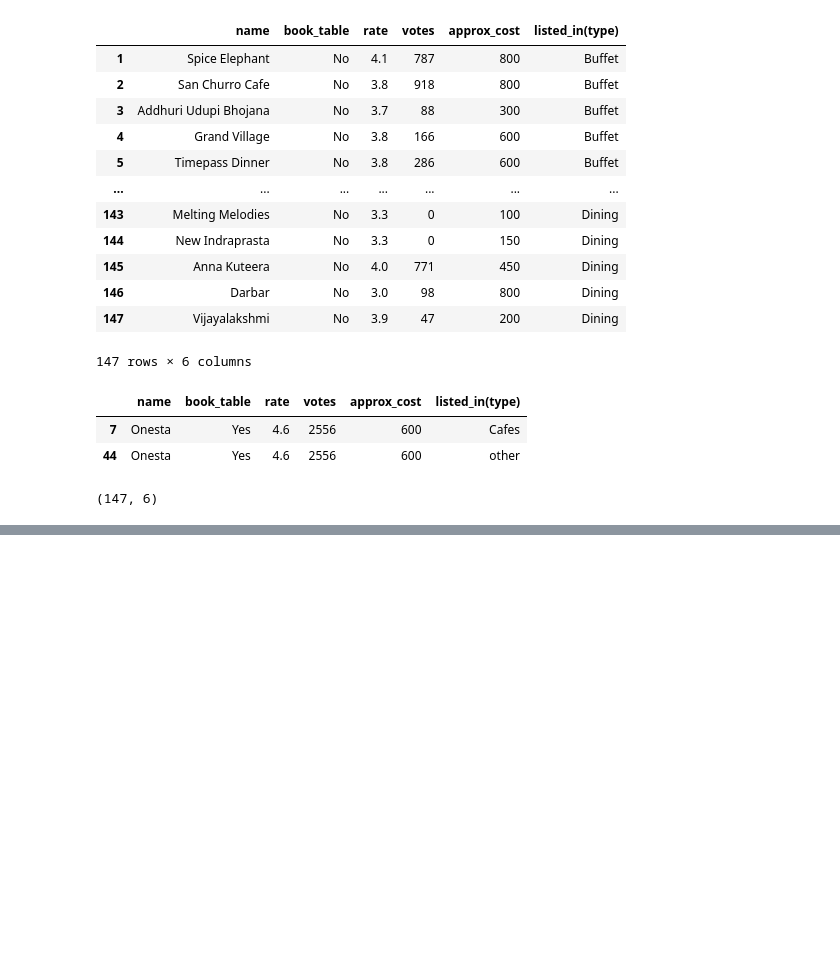
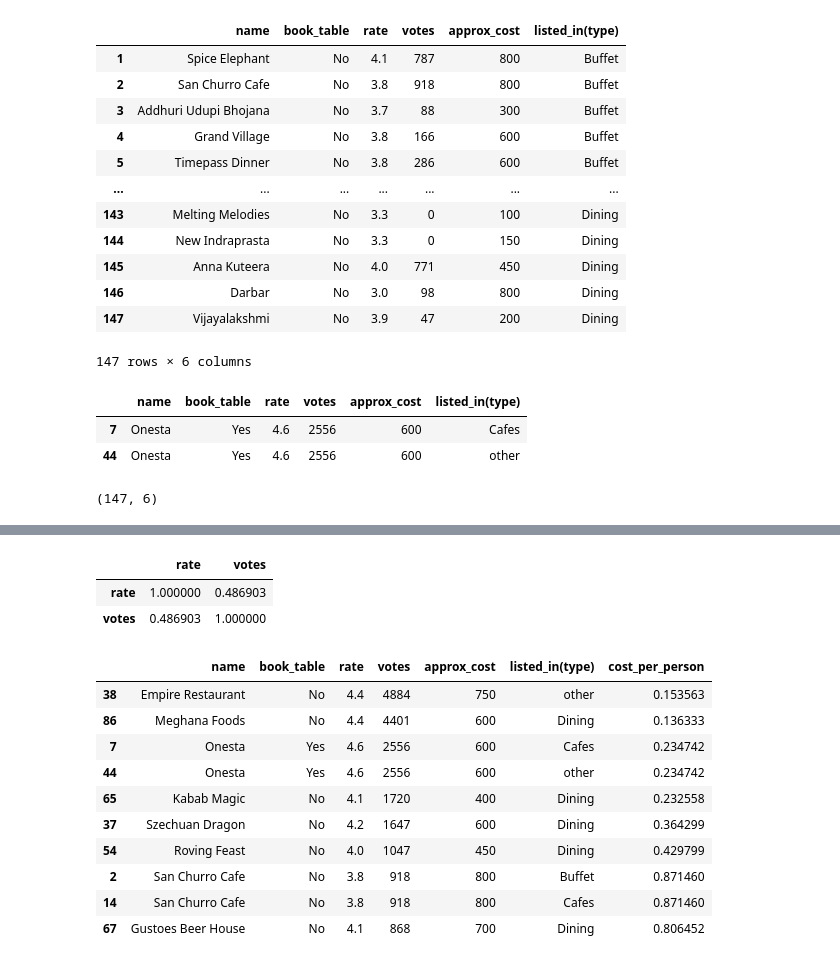
Before and after one commit to Rachit74/Zomato-dataset-oprerations, a Jupyter notebook: notebook.ipynb, the cells around one changed output, grey strips where cells are left out. Drawn from its saved outputs; the diff is of its cells as text; code cells hidden in the pictures; blank space fills up the shorter version.

```diff
--- a/notebook.ipynb
+++ b/notebook.ipynb
@@ -334,0 +387,2 @@ dat.shape
+# %%
+dat['cost_per_person'] = dat['approx_cost'] / dat['votes']
@@ -334,0 +398,24 @@ dat.shape
+# %%
+# check corelation
+dat[['rate', 'votes']].corr()
+# %% [output]
+|  | rate | votes |
+| rate | 1.000000 | 0.486903 |
+| votes | 0.486903 | 1.000000 |
+# %%
+# top 10 voted
+top_10_voted = dat.nlargest(10, 'votes')
+# %%
+top_10_voted
+# %% [output]
+|  | name | book_table | rate | votes | approx_cost | listed_in(type) | cost_per_person |
+| 38 | Empire Restaurant | No | 4.4 | 4884 | 750 | other | 0.153563 |
+| 86 | Meghana Foods | No | 4.4 | 4401 | 600 | Dining | 0.136333 |
+| 7 | Onesta | Yes | 4.6 | 2556 | 600 | Cafes | 0.234742 |
+| 44 | Onesta | Yes | 4.6 | 2556 | 600 | other | 0.234742 |
+| 65 | Kabab Magic | No | 4.1 | 1720 | 400 | Dining | 0.232558 |
+| 37 | Szechuan Dragon | No | 4.2 | 1647 | 600 | Dining | 0.364299 |
+| 54 | Roving Feast | No | 4.0 | 1047 | 450 | Dining | 0.429799 |
+| 2 | San Churro Cafe | No | 3.8 | 918 | 800 | Buffet | 0.871460 |
+| 14 | San Churro Cafe | No | 3.8 | 918 | 800 | Cafes | 0.871460 |
+| 67 | Gustoes Beer House | No | 4.1 | 868 | 700 | Dining | 0.806452 |
```
Also changed, not shown: parts of 6 cells of this notebook.
